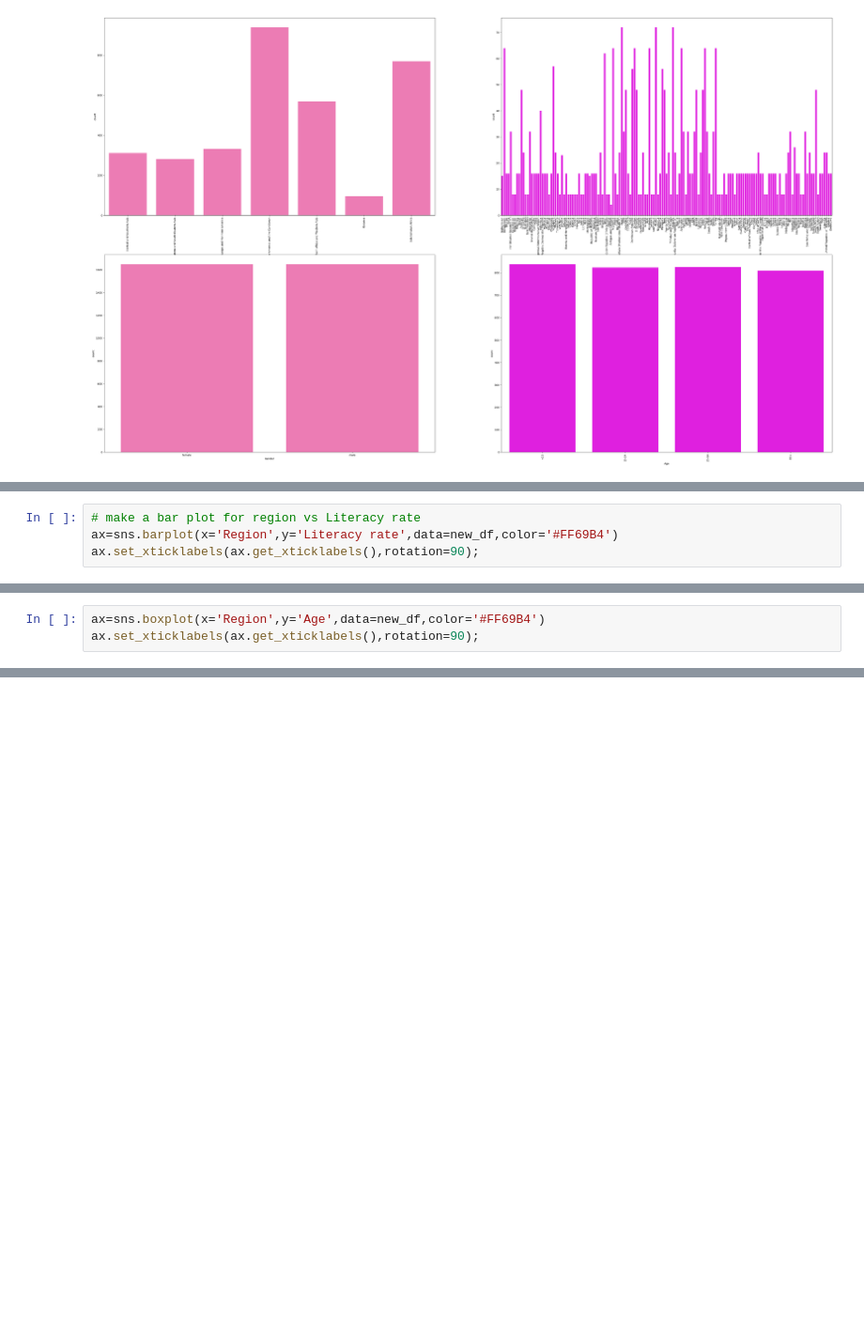
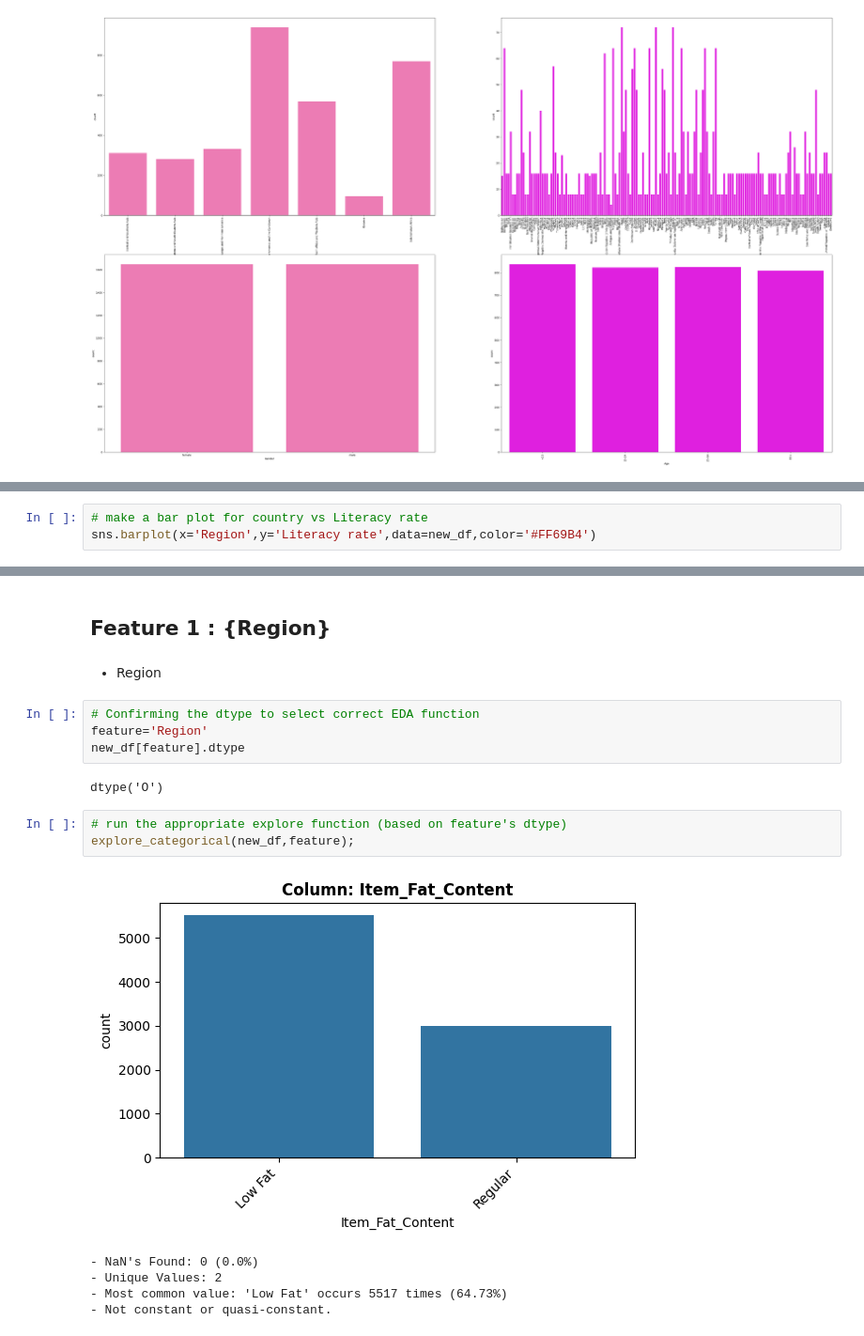
Before and after one commit to abeeraz379/literacy-rates-updated, a Jupyter notebook: literacy_rates_updated.ipynb, the cells around one changed output, grey strips where cells are left out. Shown at 94% size. Saved outputs shown, nothing was run; the diff lists cells and outputs as text; blank space fills up the shorter version.

```diff
--- a/literacy_rates_updated.ipynb
+++ b/literacy_rates_updated.ipynb
@@ -231,5 +235,4 @@ ax[1][1].set_xticklabels(ax[1][1].get_xticklabels(),rotation=90);
 # %%
-# make a bar plot for region vs Literacy rate
-ax=sns.barplot(x='Region',y='Literacy rate',data=new_df,color='#FF69B4')
-ax.set_xticklabels(ax.get_xticklabels(),rotation=90);
+# make a bar plot for country vs Literacy rate
+sns.barplot(x='Region',y='Literacy rate',data=new_df,color='#FF69B4')
 # %% [output]
@@ -237,3 +239,0 @@ ax.set_xticklabels(ax.get_xticklabels(),rotation=90);
-# %%
-ax=sns.boxplot(x='Region',y='Age',data=new_df,color='#FF69B4')
-ax.set_xticklabels(ax.get_xticklabels(),rotation=90);
@@ -241,0 +375,19 @@ ax.set_xticklabels(ax.get_xticklabels(),rotation=90);
+# %% [markdown]
+## Feature 1 : {Region}
+# %% [markdown]
+- Region
+# %%
+# Confirming the dtype to select correct EDA function
+feature='Region'
+new_df[feature].dtype
+# %% [output]
+dtype('O')
+# %%
+# run the appropriate explore function (based on feature's dtype)
+explore_categorical(new_df,feature);
+# %% [output]
+[figure, added]
+- NaN's Found: 0 (0.0%)
+- Unique Values: 2
+- Most common value: 'Low Fat' occurs 5517 times (64.73%)
+- Not constant or quasi-constant.
```
Also changed, not shown: parts of 40 cells of this notebook.
